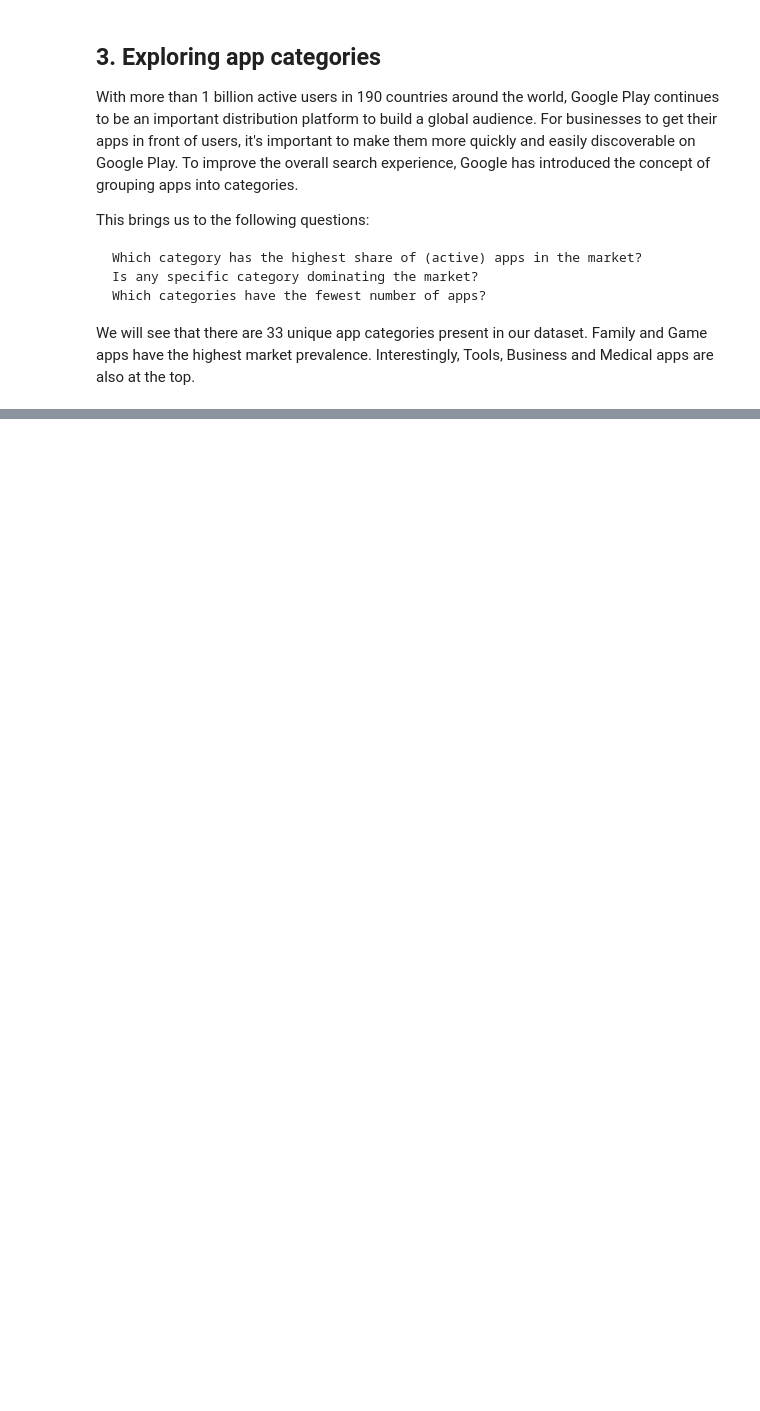
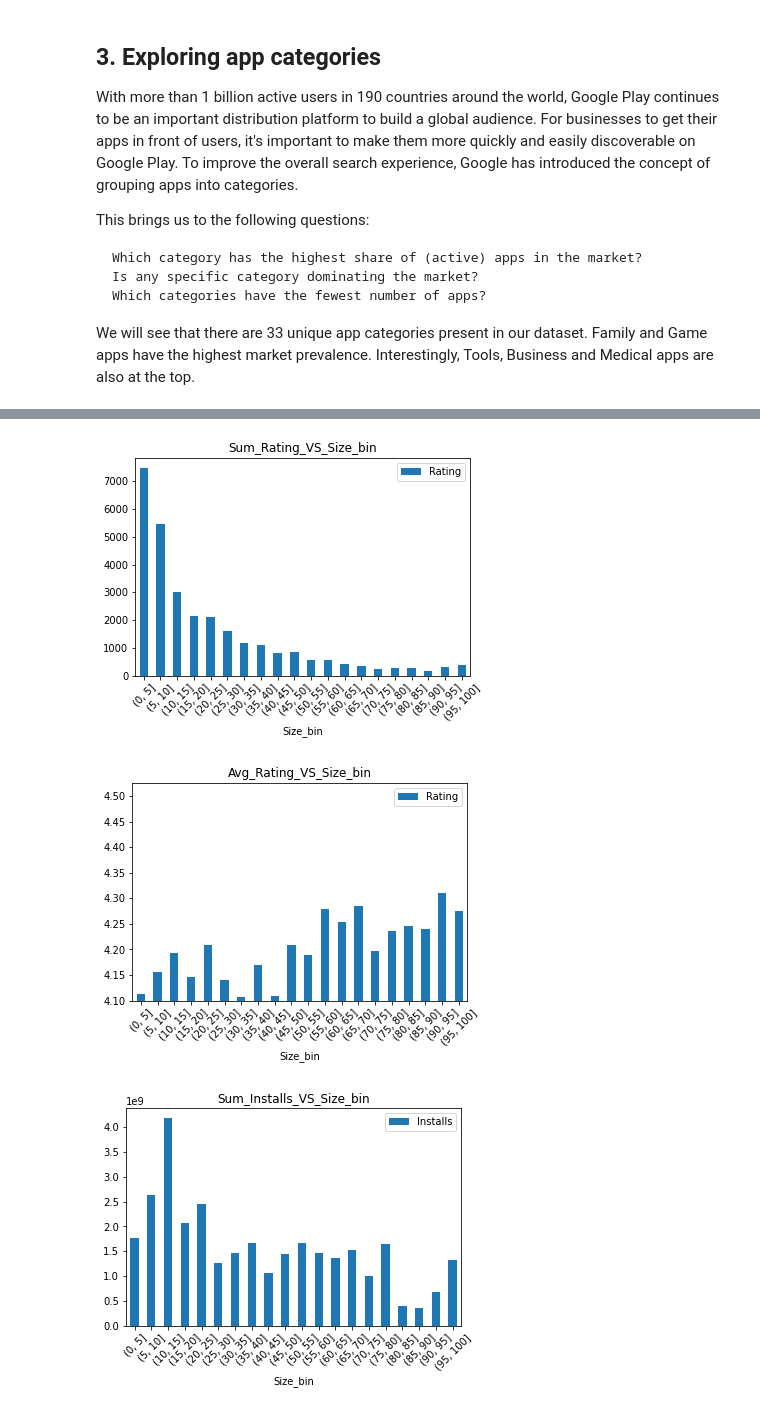
Before and after one commit to johnhhu2020/DataCamp-Data-Scientist-with-Python-Track, a Jupyter notebook: The Android App Market on Google Play.ipynb, the cells around one changed output, grey strips where cells are left out. Cells and saved outputs as stored; diff of their text form; code cells hidden in the pictures; blank space fills up the shorter version.

```diff
--- a/The Android App Market on Google Play.ipynb
+++ b/The Android App Market on Google Play.ipynb
@@ -339,0 +322,63 @@ We find that the majority of top rated apps (rating over 4) range from 2 MB to 2
+# %%
+#    Does the size of an app affect its rating?
+        # yes, Size 5-25 group seems more popular - more total Installs, higher total Rating
+
+#    Do users really care about system-heavy apps or do they prefer light-weighted apps?
+        # if so, the Rating or Install should be significant diff with Size change, yes 10-25 seems really popular
+
+#    Does the price of an app affect its rating?
+        # same thingas above, just change Size to price, and read the plot
+
+#    Do users always prefer free apps over paid apps?
+        # same, just group into two, or draw two plot together
+
+#####################################################################################################################
+#####################################################################################################################
+
+import matplotlib.pyplot as plt
+
+
+#apps.fillna(0)
+
+print(len(apps.pivot_table(values='Rating', index='Size', aggfunc=np.sum)))
+
+
+bins = [0, 5, 10, 15, 20, 25, 30, 35, 40, 45, 50, 55, 60, 65, 70, 75, 80, 85, 90, 95, 100]
+#####################################################################################################################
+apps['Size_bin'] = pd.cut(apps['Size'], bins)
+#print(apps.sample(15))
+
+size_bin_install_table = apps.pivot_table(values='Installs', index='Size_bin', aggfunc=np.sum)
+size_bin_install_table['% of total'] = round(size_bin_install_table['Installs']/
+                                             size_bin_install_table['Installs'].sum()*100, 2)
+print(size_bin_install_table)  # .sort_values('% of total', ascending=False)
+
+
+
+apps.pivot_table(values='Rating', index='Size_bin', aggfunc=np.sum).plot(kind='bar', rot=45)
+plt.title('Sum_Rating_VS_Size_bin')
+plt.show()
+
+apps.pivot_table(values='Rating', index='Size_bin', aggfunc=np.mean).plot(kind='bar', rot=45)
+plt.title('Avg_Rating_VS_Size_bin')
+#####################################################################################################################
+plt.ylim(bottom=4.1)
+plt.show()
+
+
+apps.pivot_table(values='Installs', index='Size_bin', aggfunc=np.sum).plot(kind='bar', rot=45)
+#####################################################################################################################
+plt.title('Sum_Installs_VS_Size_bin')
+plt.show()
+
+
+
+
+
+# We find that the majority of top rated apps (rating over 4) range from 2 MB to 20 MB.
+# We also find that the vast majority of apps price themselves under $10.
+
+over_4_app = apps[apps['Rating']>4]
+#####################################################################################################################
+over_4_app.pivot_table(values='Size', index='Rating')
+# %% [output]
@@ -339,0 +402,3 @@ We find that the majority of top rated apps (rating over 4) range from 2 MB to 2
+[figure, added]
+[figure, added]
+[figure, added]
```
Also changed, not shown: parts of 9 cells of this notebook.
